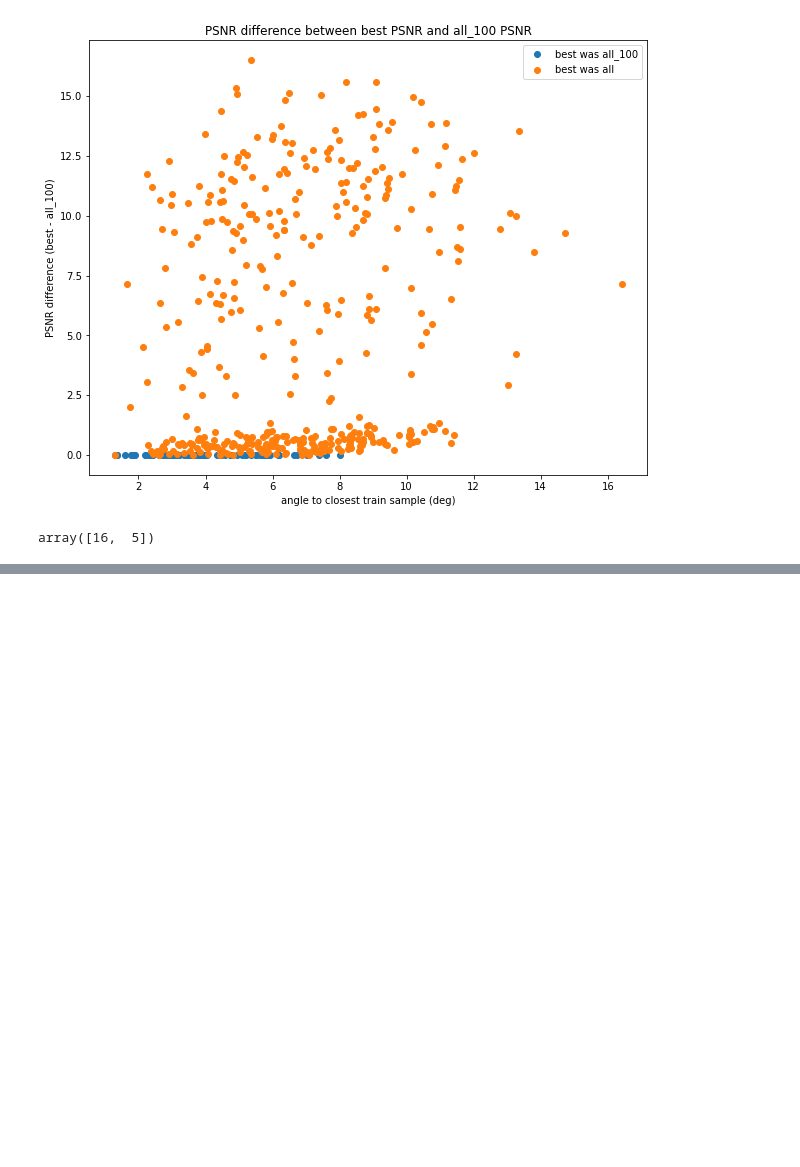
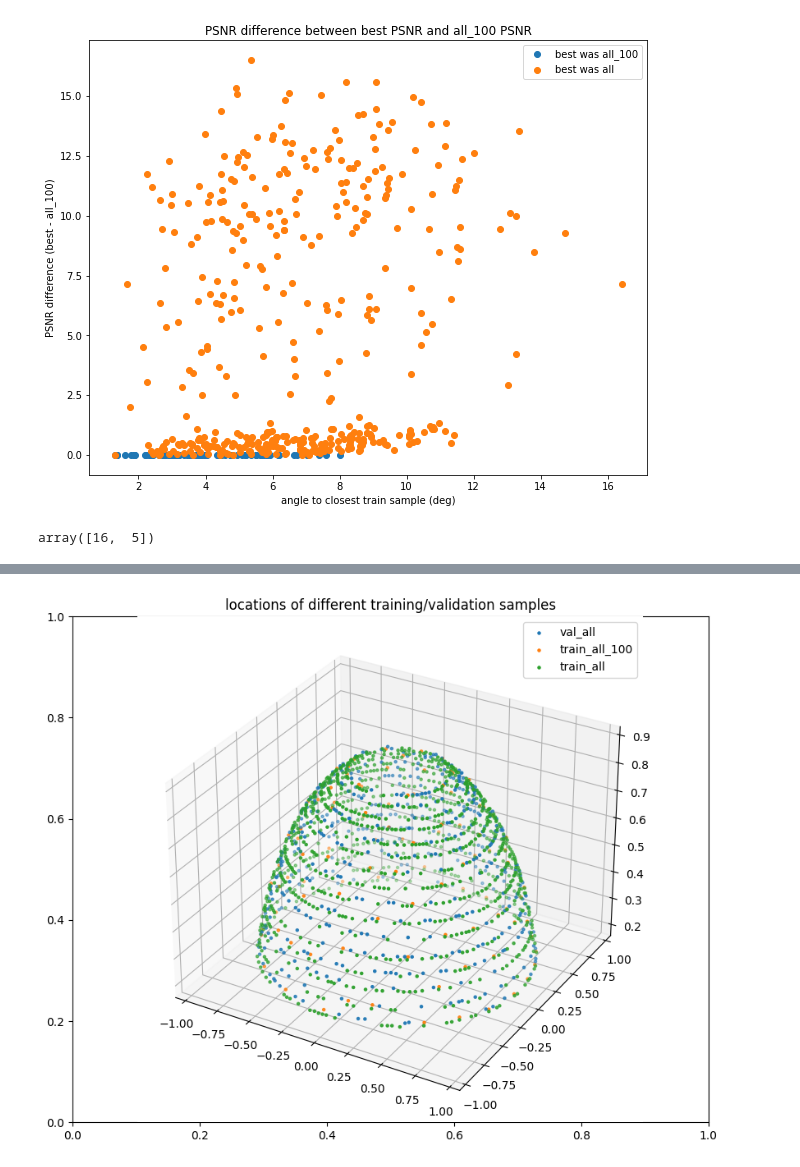
Before and after one commit to kobejean/svox2, a Jupyter notebook: vis_results.ipynb, the cells around one changed output, grey strips where cells are left out. Saved outputs shown, nothing was run; the diff lists cells and outputs as text; code cells hidden in the pictures; blank space fills up the shorter version.

```diff
--- a/vis_results.ipynb
+++ b/vis_results.ipynb
@@ -97,18 +87,18 @@ fig.savefig("/home/ccl/Downloads/plots/PSNR_EQUATOR.jpeg")
 # %%
-fig = plt.figure(figsize=(10,8))
-ax = fig.add_subplot()
-# ax = fig.add_subplot(projection='polar')
-plt.ylabel("PSNR difference (best - all_100)")
-plt.xlabel("angle to closest train sample (deg)")
-plt.title("PSNR difference between best PSNR and all_100 PSNR")
-x = angles*180/np.pi
-y = best_psnr - psnrs[0]
-for i, suffix in enumerate(suffixes):
-    current_suffix = np.where(best_psnr_idx == i)
-    ax.scatter(x[current_suffix],y[current_suffix], label=f"best was {suffix}")
+# fig = plt.figure(figsize=(10,8))
+# ax = fig.add_subplot()
+# # ax = fig.add_subplot(projection='polar')
+# plt.ylabel("PSNR difference (best - all_100)")
+# plt.xlabel("angle to closest train sample (deg)")
+# plt.title("PSNR difference between best PSNR and all_100 PSNR")
+# x = angles*180/np.pi
+# y = best_psnr - psnrs[0]
+# for i, suffix in enumerate(suffixes):
+#     current_suffix = np.where(best_psnr_idx == i)
+#     ax.scatter(x[current_suffix],y[current_suffix], label=f"best was {suffix}")
 
-ax.legend()
-fig.savefig("/home/ccl/Downloads/plots/PSNR_DIFF_REL.png")
+# ax.legend()
+# fig.savefig("/home/ccl/Downloads/plots/PSNR_DIFF_REL.png")
 # %% [output]
 [figure]
 # %%
@@ -130,0 +170,15 @@ print(equator[0][idx][0])
+# %%
+
+fig = plt.figure(figsize=(10,8))
+plt.title("locations of different training/validation samples")
+ax = fig.add_subplot(projection='3d')
+
+ax.scatter(c2ws[:,0,3],c2ws[:,2,3],-c2ws[:,1,3], s=5, label="val_all")
+for i, suffix in enumerate(suffixes):
+    # plt.title(f"train locations {suffix}")
+    ax.scatter(c2ws_train[i][:,0,3],c2ws_train[i][:,2,3],-c2ws_train[i][:,1,3], s=5, label=f"train_{suffix}")
+
+ax.legend()
+fig.savefig("/home/ccl/Downloads/plots/sample_locations.jpeg")
+# %% [output]
+[figure, added]
```
Also changed, not shown: parts of 8 cells of this notebook.
